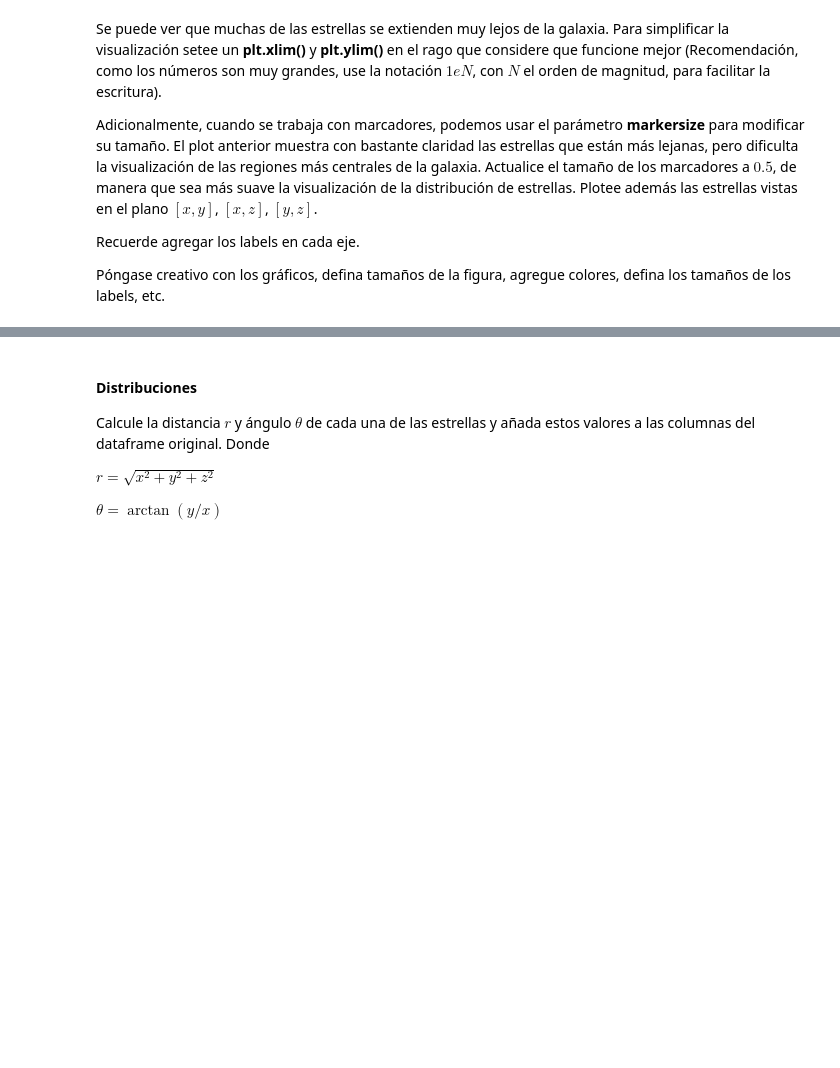
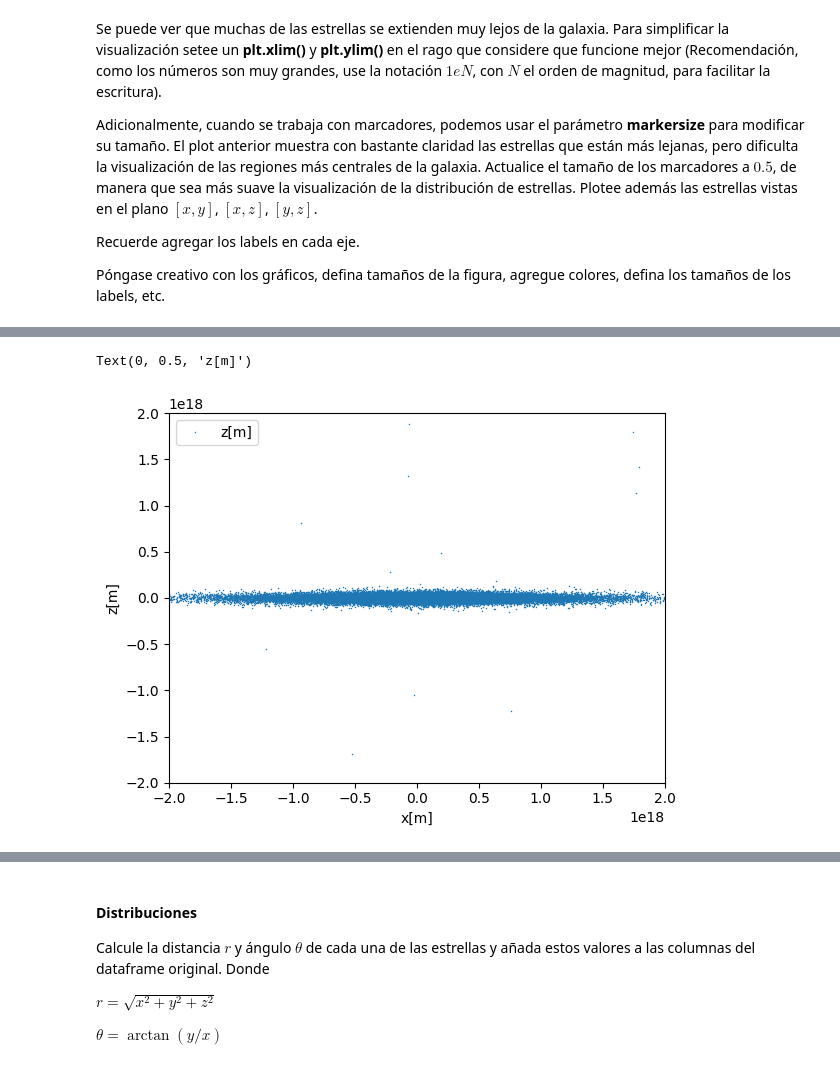
Before and after one commit to GARU0012/Tarea-1, a Jupyter notebook: Tarea_1.ipynb, the cells around one changed output, grey strips where cells are left out. Drawn from its saved outputs; the diff is of its cells as text; code cells hidden in the pictures; blank space fills up the shorter version.

```diff
--- a/Tarea_1.ipynb
+++ b/Tarea_1.ipynb
@@ -458,0 +488,11 @@ Póngase creativo con los gráficos, defina tamaños de la figura, agregue color
+# %%
+# Grafique vista en plano [x, z] aquí
+# QUE BACAN... se siente como si fuera real lol
+df.plot(x="x[m]",y="z[m]", marker="*", linestyle="", markersize = 0.5)
+plt.xlim(-2e18, 2e18)
+plt.ylim(-2e18, 2e18)
+plt.xlabel("x[m]")
+plt.ylabel("z[m]")
+# %% [output]
+Text(0, 0.5, 'z[m]')
+[figure, added]
```
Also changed, not shown: parts of 10 cells of this notebook.
